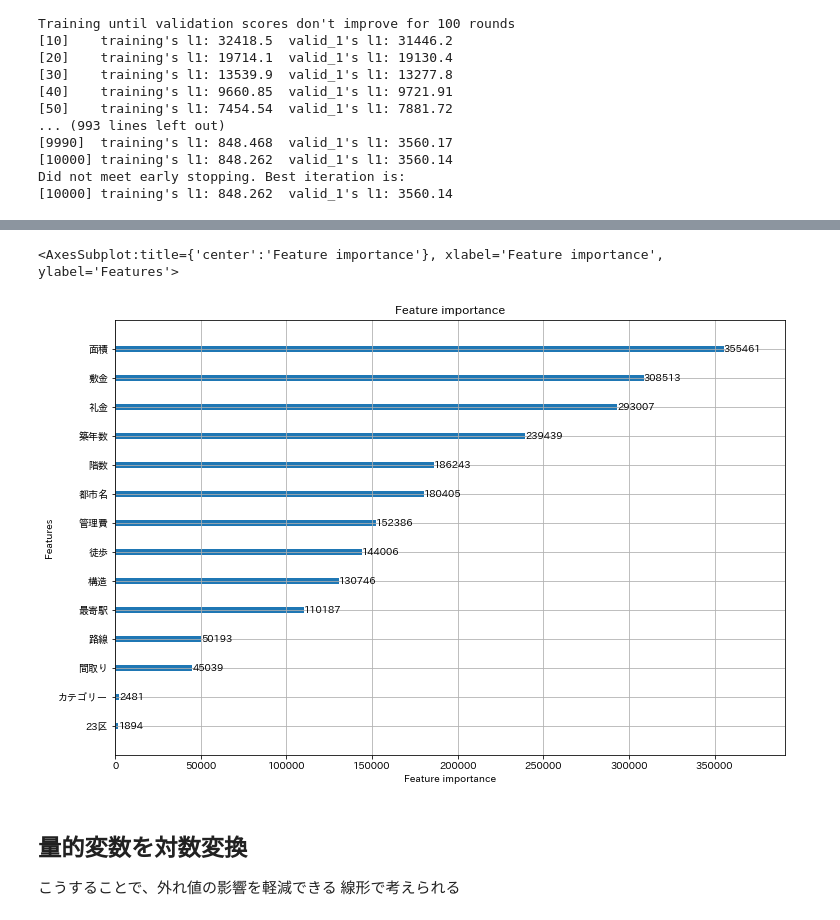
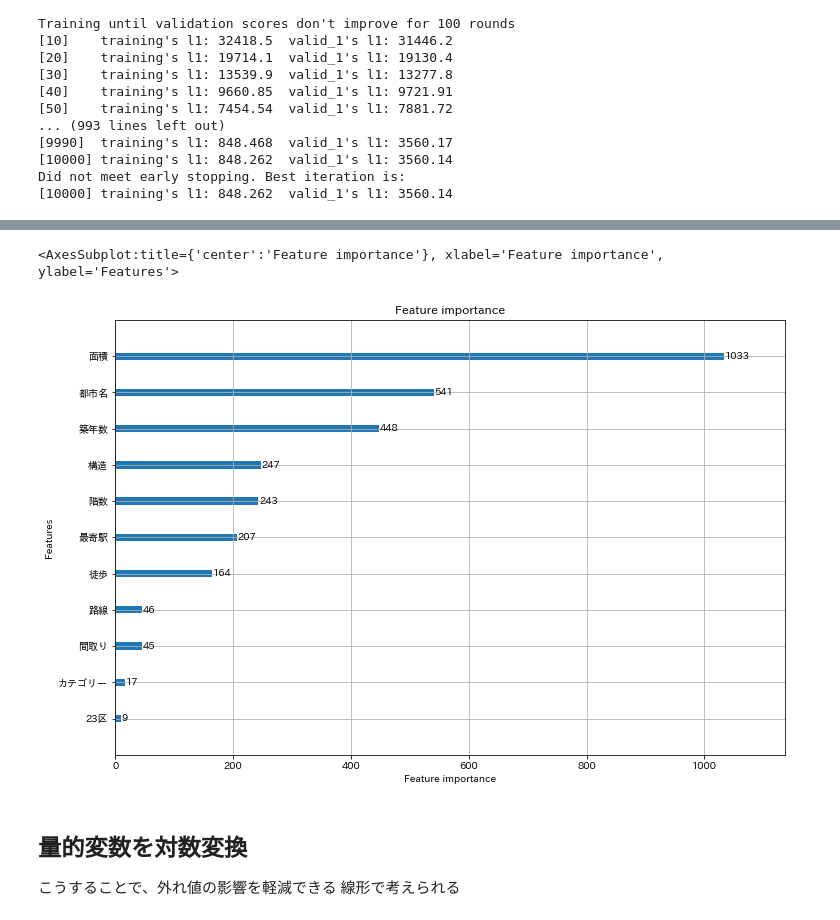
Before and after one commit to SekiShota/SUUMO_app, a Jupyter notebook: 都心部賃貸価格予測_model.ipynb, the cells around one changed output, grey strips where cells are left out. Drawn from its saved outputs; the diff is of its cells as text; code cells hidden in the pictures.

```diff
--- a/都心部賃貸価格予測_model.ipynb
+++ b/都心部賃貸価格予測_model.ipynb
@@ -75,7 +75,7 @@ dtypes: category(7), float64(5), int64(4)
 memory usage: 5.5 MB
 # %%
 #説明変数と目的変数
-X=dataset.drop(['物件名', '賃料'], axis=1)
+X=dataset.drop(['物件名', '賃料', '管理費', '敷金', '礼金'], axis=1)
 y=dataset['賃料']
 # %%
 #訓練用、検証用、テスト用に分割
@@ -284,6 +284,31 @@ Did not meet early stopping. Best iteration is:
 ... (58 outputs left out)
 # %%
 params=model.params
+# %%
+# from optuna.integration import lightgbm as lgb_o
+import lightgbm as lgb
+
+trains=lgb.Dataset(train_X, train_y)
+vals=lgb.Dataset(val_X, val_y)
+
+params={
+    'boosting_type': str = 'gbdt',
+    'num_leaves': int = 31,
+    'max_depth': int = -1,
+    'learning_rate': float = 0.1,
+    'n_estimators': int = 100,
+    class_weight: Union[Dict, str, NoneType] = None,
+    min_split_gain: float = 0.0,
+    min_child_weight: float = 0.001,
+    min_child_samples: int = 20,
+    subsample: float = 1.0,
+    subsample_freq: int = 0,
+    colsample_bytree: float = 1.0,
+    reg_alpha: float = 0.0,
+    reg_lambda: float = 0.0,
+    random_state: Union[int, numpy.random.mtrand.RandomState, NoneType] = None,
+    n_jobs: int = -1,
+}
 # %%
 lgb_model=lgb.train(params, trains, valid_sets=[trains,vals],
                     num_boost_round=10000, early_stopping_rounds=100, verbose_eval=10)
@@ -305,3 +330,12 @@ Training until validation scores don't improve for 100 rounds
 [10000] training's l1: 848.262  valid_1's l1: 3560.14
 Did not meet early stopping. Best iteration is:
 [10000] training's l1: 848.262  valid_1's l1: 3560.14
+# %%
+lgb_model1=lgb.LGBMRegressor()
+# %%
+lgb_model1.fit(
+    train_X,
+    train_y,
+    eval_set=[(train_X, train_y), (val_X, val_y)],
+    verbose=-1
+)
@@ -380,10 +410,10 @@ Name: 50597, dtype: object
 # %%
 # lgb.plot_tree(lgb_model, index=0)
 # %%
-lgb.plot_importance(lgb_model, figsize=(12,8))
+lgb.plot_importance(lgb_model1, figsize=(12,8))
 # %% [output]
 <AxesSubplot:title={'center':'Feature importance'}, xlabel='Feature importance', ylabel='Features'>
-[figure, old version]
+[figure, new version]
 # %% [markdown]
 ## 量的変数を対数変換
 こうすることで、外れ値の影響を軽減できる
```
Also changed, not shown: parts of 21 cells of this notebook, 4 other files.
